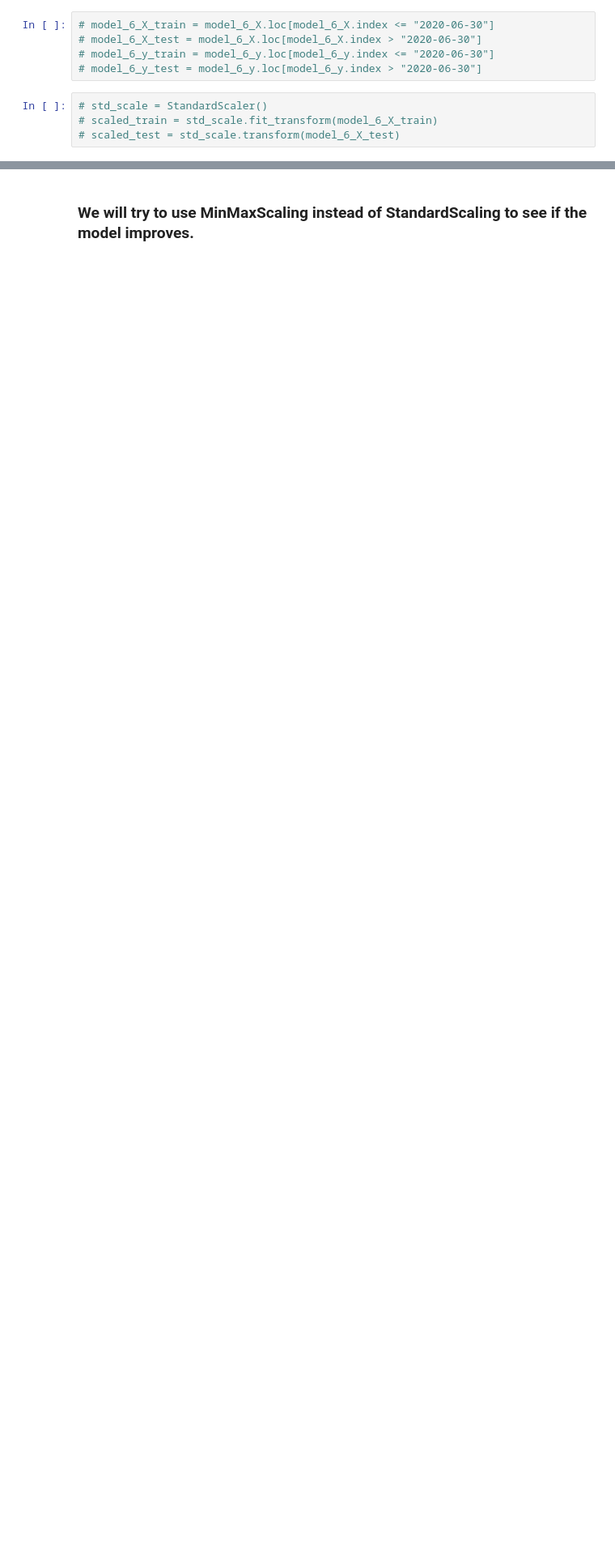
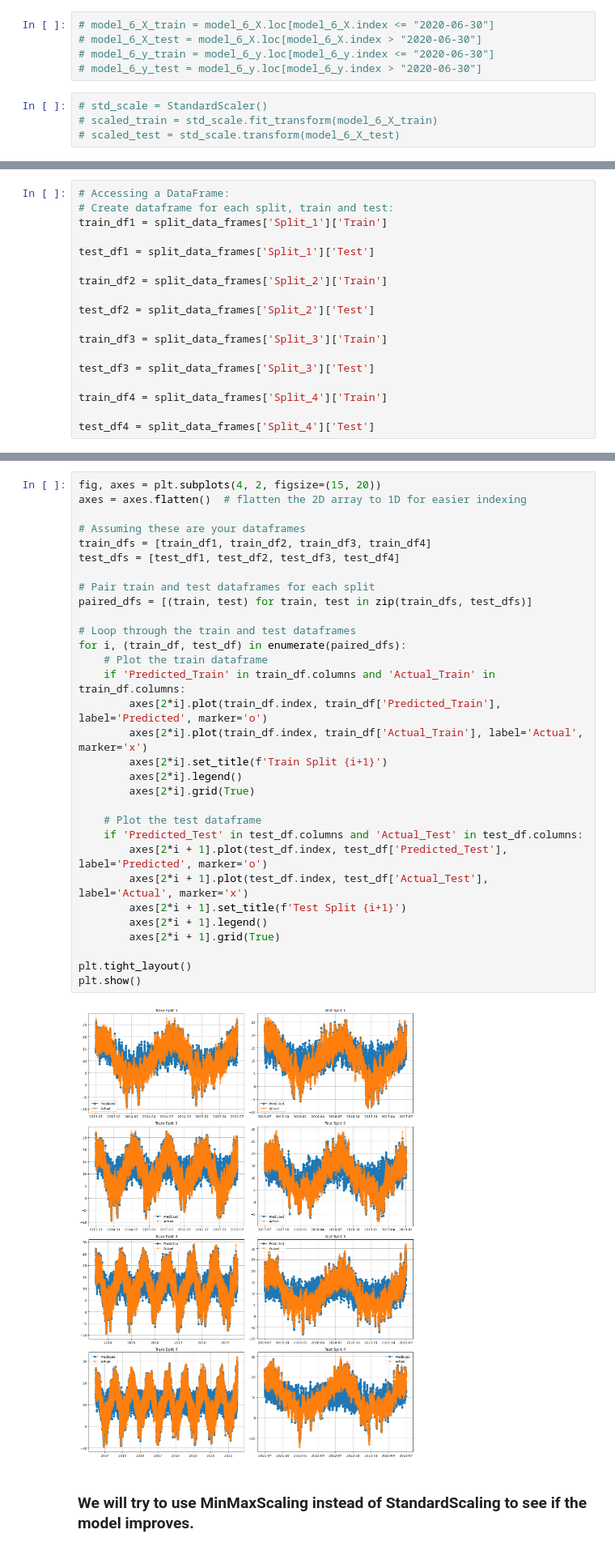
Before and after one commit to pedroamontano/Forecasting-Hourly-Temperatures-A-Machine-Learning-Approach-Using-LSTMs, a Jupyter notebook: 8 Modeling - LSTM.ipynb, the cells around one changed output, grey strips where cells are left out. Shown at 81% size. Drawn from its saved outputs; the diff is of its cells as text; blank space fills up the shorter version.

Commit message:
fixed visualization of predicted vs. actual values by using a subplot

```diff
--- a/8 Modeling - LSTM.ipynb
+++ b/8 Modeling - LSTM.ipynb
@@ -180,0 +179,18 @@ for split_num, (predicted, actual) in enumerate(zip(predicted_values, actual_val
+# %%
+# Accessing a DataFrame:
+# Create dataframe for each split, train and test:
+train_df1 = split_data_frames['Split_1']['Train']
+
+test_df1 = split_data_frames['Split_1']['Test']
+
+train_df2 = split_data_frames['Split_2']['Train']
+
+test_df2 = split_data_frames['Split_2']['Test']
+
+train_df3 = split_data_frames['Split_3']['Train']
+
+test_df3 = split_data_frames['Split_3']['Test']
+
+train_df4 = split_data_frames['Split_4']['Train']
+
+test_df4 = split_data_frames['Split_4']['Test']
@@ -181,3 +224,36 @@ for split_num, (predicted, actual) in enumerate(zip(predicted_values, actual_val
+# %%
+fig, axes = plt.subplots(4, 2, figsize=(15, 20))
+axes = axes.flatten()  # flatten the 2D array to 1D for easier indexing
+
+# Assuming these are your dataframes
+train_dfs = [train_df1, train_df2, train_df3, train_df4]
+test_dfs = [test_df1, test_df2, test_df3, test_df4]
+
+# Pair train and test dataframes for each split
+paired_dfs = [(train, test) for train, test in zip(train_dfs, test_dfs)]
+
+# Loop through the train and test dataframes
+for i, (train_df, test_df) in enumerate(paired_dfs):
+    # Plot the train dataframe
+    if 'Predicted_Train' in train_df.columns and 'Actual_Train' in train_df.columns:
+        axes[2*i].plot(train_df.index, train_df['Predicted_Train'], label='Predicted', marker='o')
+        axes[2*i].plot(train_df.index, train_df['Actual_Train'], label='Actual', marker='x')
+        axes[2*i].set_title(f'Train Split {i+1}')
+        axes[2*i].legend()
+        axes[2*i].grid(True)
+
+    # Plot the test dataframe
+    if 'Predicted_Test' in test_df.columns and 'Actual_Test' in test_df.columns:
+        axes[2*i + 1].plot(test_df.index, test_df['Predicted_Test'], label='Predicted', marker='o')
+        axes[2*i + 1].plot(test_df.index, test_df['Actual_Test'], label='Actual', marker='x')
+        axes[2*i + 1].set_title(f'Test Split {i+1}')
+        axes[2*i + 1].legend()
+        axes[2*i + 1].grid(True)
+
+plt.tight_layout()
+plt.show()
+# %% [output]
+[figure, added]
 # %% [markdown]
 ### We will try to use MinMaxScaling instead of StandardScaling to see if the model improves.
 # %%
```
Also changed, not shown: parts of 4 cells of this notebook.
